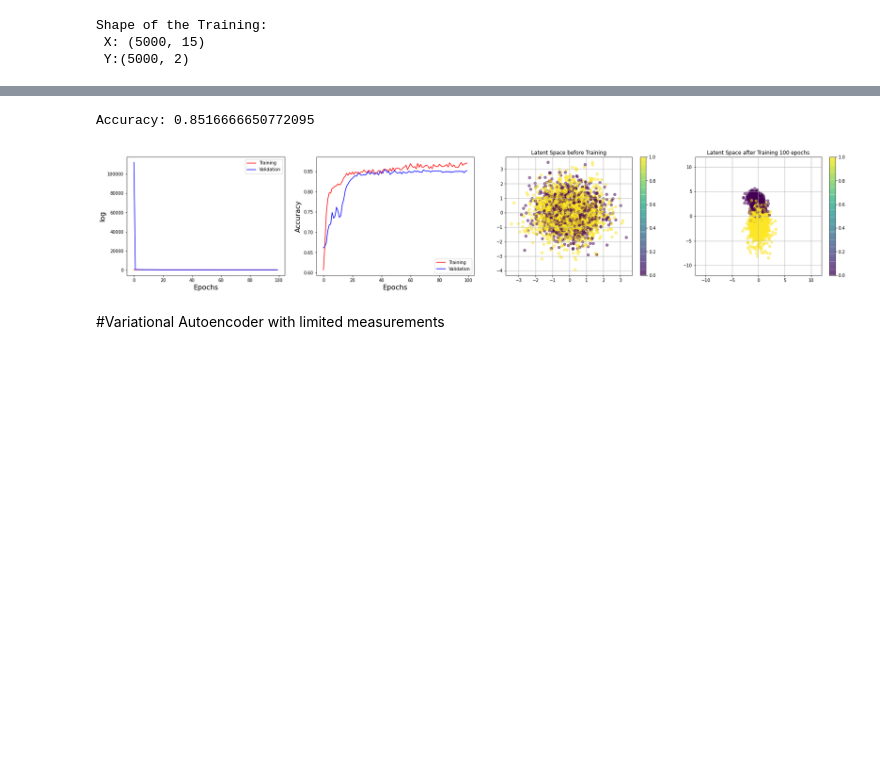
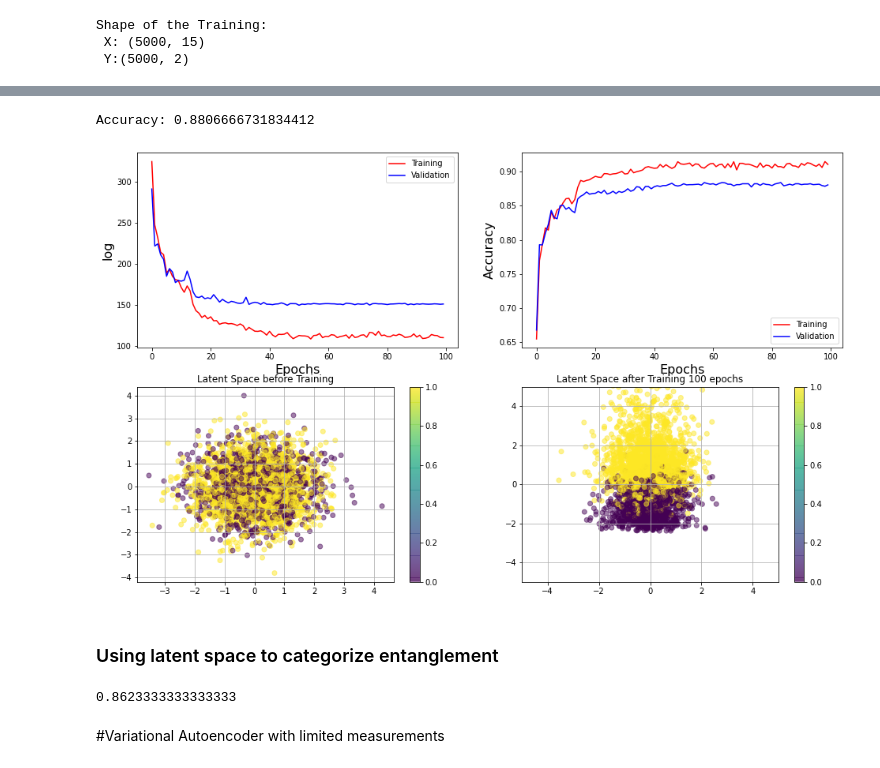
Before and after one commit to nahumsa/Entanglement-VAE, a Jupyter notebook: VAE Entanglement Witness.ipynb, the cells around one changed output, grey strips where cells are left out. Drawn from its saved outputs; the diff is of its cells as text; code cells hidden in the pictures; blank space fills up the shorter version.

Commit message:
Added predictions using latent space

```diff
--- a/VAE Entanglement Witness.ipynb
+++ b/VAE Entanglement Witness.ipynb
@@ -201,7 +168,7 @@ from Models.ENT_VAE import EntanglementSoftmax
 input_dimension = (X_train.shape[1],)
 encoder_dense = [512,256,128,52]
 decoder_dense = [52,128,256, 512, 2]
-batch_norm = True
+batch_norm = False
 dropout = True
 ZDIM = 2
 
@@ -312,46 +250,66 @@ Epoch 100/100
 #Metrics
 loss = history.history['loss']
 val_loss = history.history['val_loss']
-accuracy = history.history['acc']
-val_accuracy = history.history['val_acc']
+accuracy = history.history['accuracy']
+val_accuracy = history.history['val_accuracy']
 
 print(f'Accuracy: {val_accuracy[-1]}')
 
 #Epochs
 epochs = np.arange(INITIAL_EPOCH, EPOCHS, 1)
 
-fig, (ax1, ax2, ax3, ax4) = plt.subplots(1, 4, figsize=(30,5))
+
+fig = plt.figure(figsize=(16,10))
+gs = fig.add_gridspec(2, 2)
+ax1 = fig.add_subplot(gs[0, 0])
+ax2 = fig.add_subplot(gs[0, 1])
+ax3 = fig.add_subplot(gs[1, 0])
+ax4 = fig.add_subplot(gs[1, 1])
+
 
 
 ax1.plot(epochs, loss, 'r', label='Training')
 ax1.plot(epochs, val_loss, 'b', label='Validation')
 ax1.set_xlabel('Epochs', size=16)
 ax1.set_ylabel('Loss', size=16)
 ax1.set_ylabel('log')
 ax1.legend()
 
 ax2.plot(epochs, accuracy, 'r', label='Training')
 ax2.plot(epochs, val_accuracy, 'b', label='Validation')
 ax2.set_xlabel('Epochs', size=16)
 ax2.set_ylabel('Accuracy', size=16)
 ax2.legend()
 
 ims = ax3.scatter(z_mu_b[:, 0], z_mu_b[:, 1], alpha=0.5, c=Y_test)
 ax3.set_title(f'Latent Space before Training')
 ax3.grid()
 plt.colorbar(ims, ax=ax3)
 
 z_mu_0 = bvae.encoder.predict(X_test)
 ims = ax4.scatter(z_mu_0[:, 0], z_mu_0[:, 1], alpha=0.5, c=Y_test)
 ax4.set_title(f'Latent Space after Training {EPOCHS} epochs')
-ax4.set_ylim(-12,12)
-ax4.set_xlim(-12,12)
+ax4.set_ylim(-5,5)
+ax4.set_xlim(-5,5)
 ax4.grid()
 plt.colorbar(ims, ax=ax4)
 plt.show()
 # %% [output]
-Accuracy: 0.8516666650772095
+Accuracy: 0.8806666731834412
-[figure, old version]
+[figure, new version]
+# %% [markdown]
+### Using latent space to categorize entanglement
+# %%
+labels_pred = np.zeros(len(labels_test), dtype=int)
+for i,latent in enumerate(z_mu_0):
+  if latent[1] > 0:
+    labels_pred[i] = 1
+
+#print(Y_test)
+#print(labels_pred)
+print(np.sum(Y_test == labels_pred)/len(Y_test))
+# %% [output]
+0.8623333333333333
 # %% [markdown]
 #Variational Autoencoder with limited measurements
 # %% [markdown]
```
Also changed, not shown: parts of 18 cells of this notebook.
